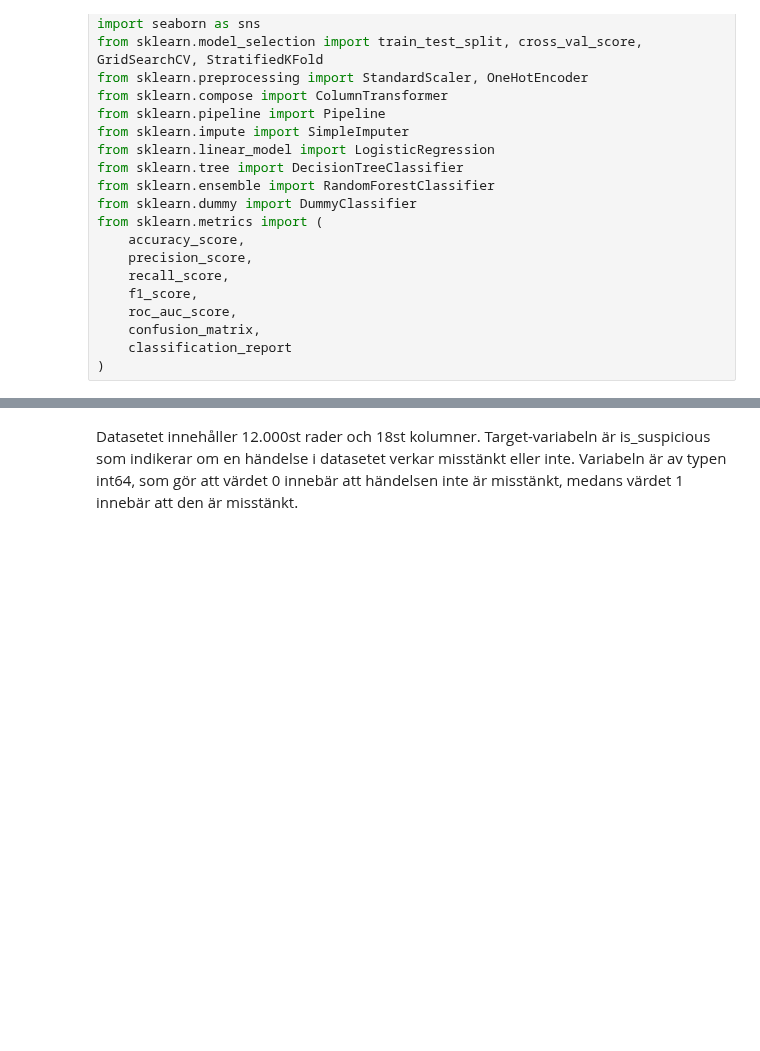
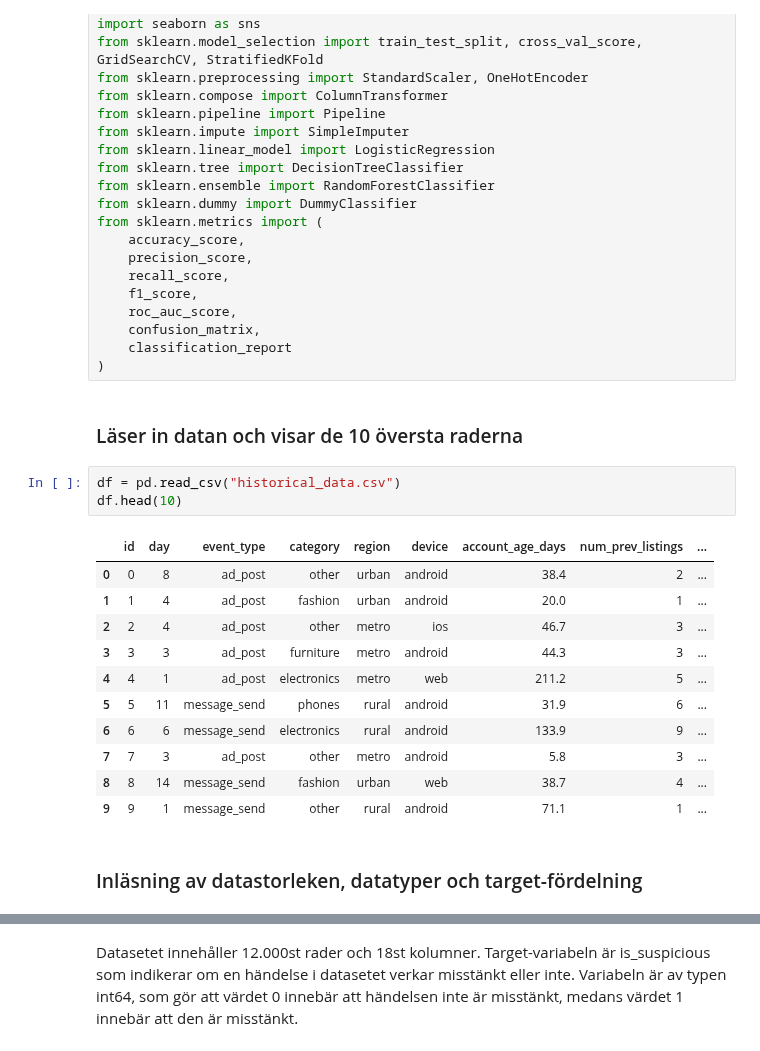
Before and after one commit to AlmaVasell/Grupparbete-MACHINELEARNING, a Jupyter notebook: report.ipynb, the cells around one changed output, grey strips where cells are left out. Drawn from its saved outputs; the diff is of its cells as text; blank space fills up the shorter version.

```diff
--- a/report.ipynb
+++ b/report.ipynb
@@ -26,4 +23,23 @@ from sklearn.metrics import (
     confusion_matrix,
     classification_report
 )
+# %% [markdown]
+### Läser in datan och visar de 10 översta raderna
+# %%
+df = pd.read_csv("historical_data.csv")
+df.head(10)
+# %% [output]
+|  | id | day | event_type | category | region | device | account_age_days | num_prev_listings | ... |
+| 0 | 0 | 8 | ad_post | other | urban | android | 38.4 | 2 | ... |
+| 1 | 1 | 4 | ad_post | fashion | urban | android | 20.0 | 1 | ... |
+| 2 | 2 | 4 | ad_post | other | metro | ios | 46.7 | 3 | ... |
+| 3 | 3 | 3 | ad_post | furniture | metro | android | 44.3 | 3 | ... |
+| 4 | 4 | 1 | ad_post | electronics | metro | web | 211.2 | 5 | ... |
+| 5 | 5 | 11 | message_send | phones | rural | android | 31.9 | 6 | ... |
+| 6 | 6 | 6 | message_send | electronics | rural | android | 133.9 | 9 | ... |
+| 7 | 7 | 3 | ad_post | other | metro | android | 5.8 | 3 | ... |
+| 8 | 8 | 14 | message_send | fashion | urban | web | 38.7 | 4 | ... |
+| 9 | 9 | 1 | message_send | other | rural | android | 71.1 | 1 | ... |
+# %% [markdown]
+### Inläsning av datastorleken, datatyper och target-fördelning
 # %%
```
Also changed, not shown: parts of 9 cells of this notebook, 2 other files.
